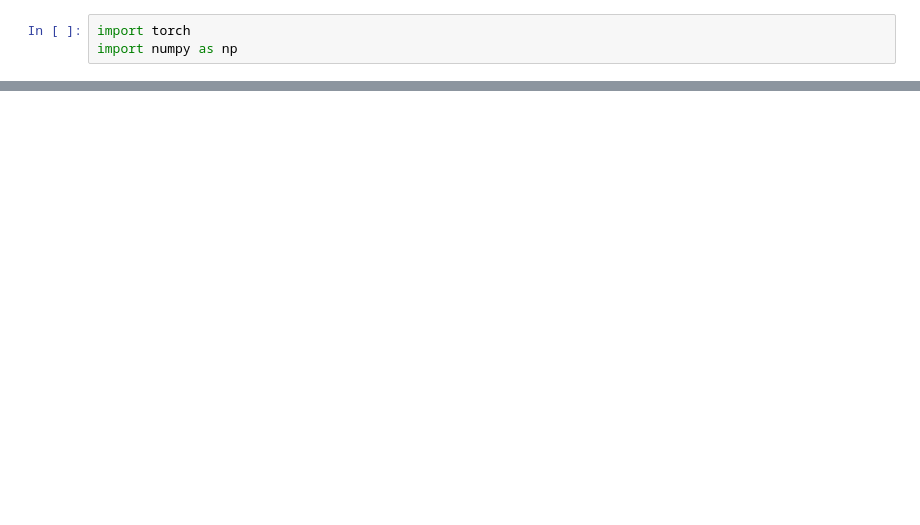
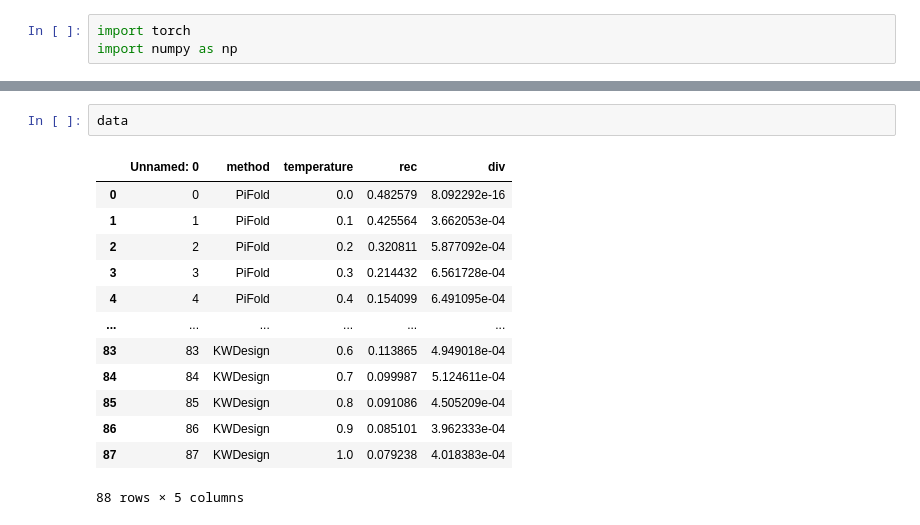
Before and after one commit to A4Bio/ProteinInvBench, a Jupyter notebook: draw_diversity_rmsd.ipynb, the cells around one changed output, grey strips where cells are left out. Saved outputs shown, nothing was run; the diff lists cells and outputs as text; blank space fills up the shorter version.

```diff
--- a/draw_diversity_rmsd.ipynb
+++ b/draw_diversity_rmsd.ipynb
@@ -37,0 +159,16 @@ for iter in range(10):
+# %%
+data
+# %% [output]
+|  | Unnamed: 0 | method | temperature | rec | div |
+| 0 | 0 | PiFold | 0.0 | 0.482579 | 8.092292e-16 |
+| 1 | 1 | PiFold | 0.1 | 0.425564 | 3.662053e-04 |
+| 2 | 2 | PiFold | 0.2 | 0.320811 | 5.877092e-04 |
+| 3 | 3 | PiFold | 0.3 | 0.214432 | 6.561728e-04 |
+| 4 | 4 | PiFold | 0.4 | 0.154099 | 6.491095e-04 |
+| ... | ... | ... | ... | ... | ... |
+| 83 | 83 | KWDesign | 0.6 | 0.113865 | 4.949018e-04 |
+| 84 | 84 | KWDesign | 0.7 | 0.099987 | 5.124611e-04 |
+| 85 | 85 | KWDesign | 0.8 | 0.091086 | 4.505209e-04 |
+| 86 | 86 | KWDesign | 0.9 | 0.085101 | 3.962333e-04 |
+| 87 | 87 | KWDesign | 1.0 | 0.079238 | 4.018383e-04 |
+88 rows × 5 columns
```
Also changed, not shown: parts of 11 cells of this notebook, 7 other files.
